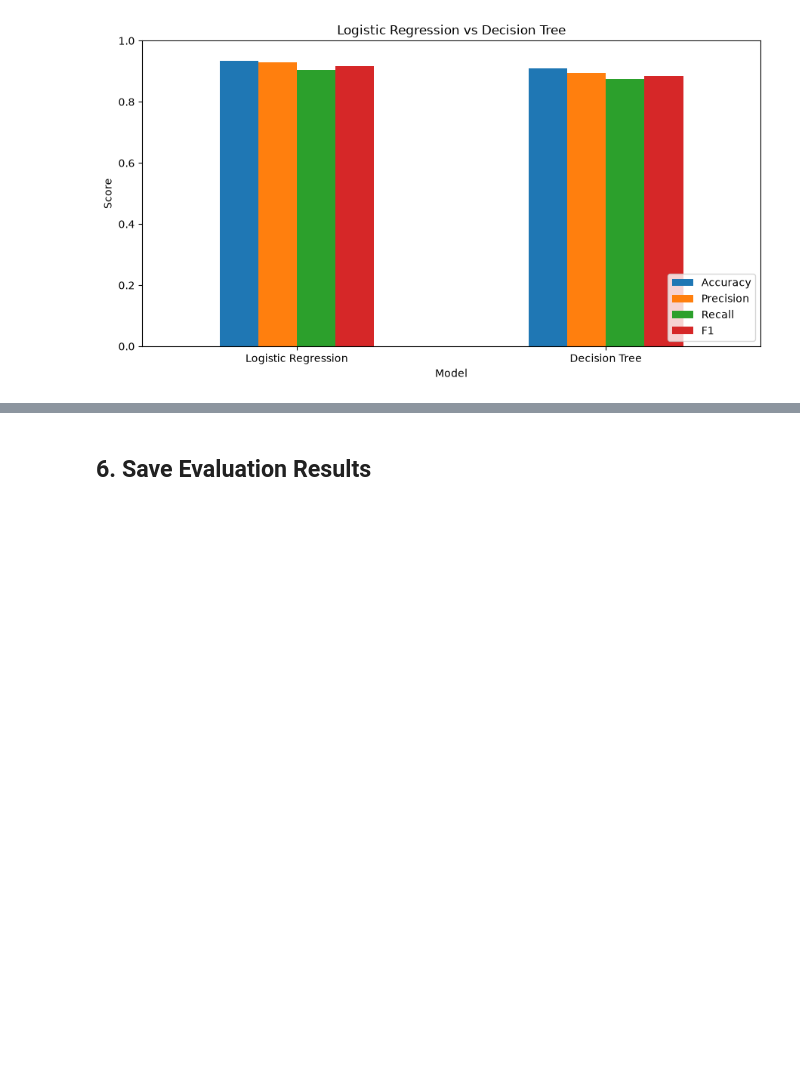
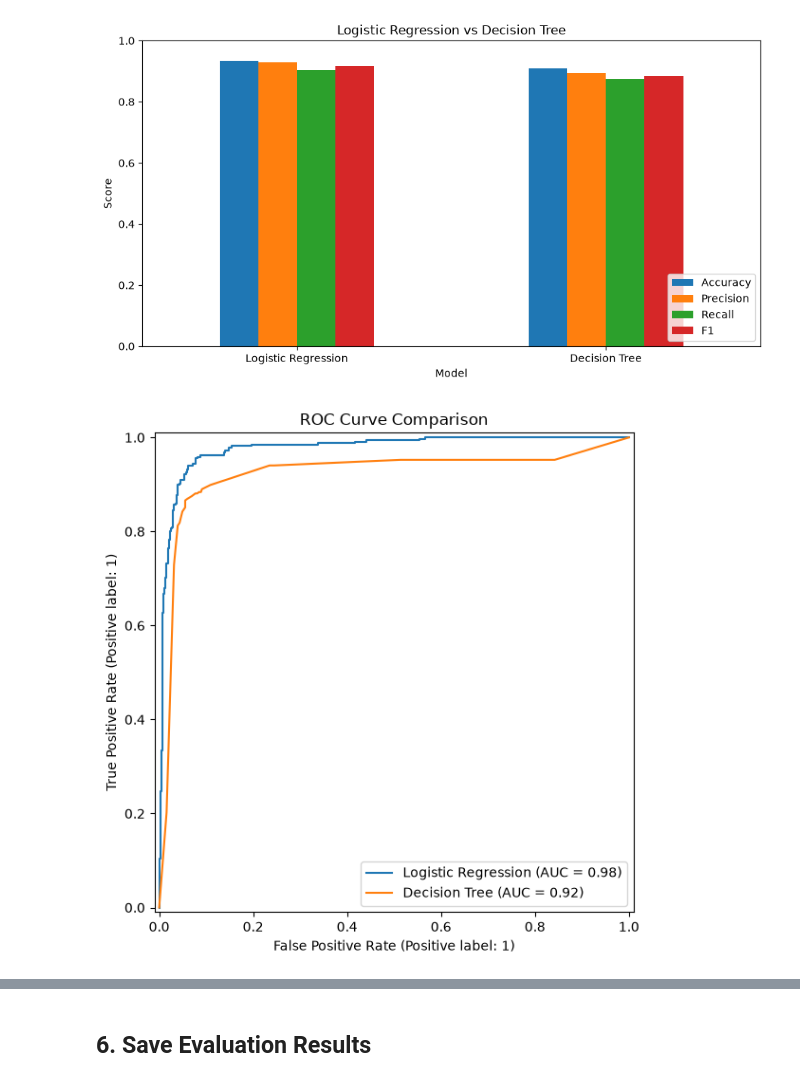
Before and after one commit to bertasawa/CSI4810, a Jupyter notebook: notebooks/02_Logistic_DecisionTree.ipynb, the cells around one changed output, grey strips where cells are left out. Cells and saved outputs as stored; diff of their text form; code cells hidden in the pictures; blank space fills up the shorter version.

```diff
--- a/notebooks/02_Logistic_DecisionTree.ipynb
+++ b/notebooks/02_Logistic_DecisionTree.ipynb
@@ -157,3 +157,19 @@ plt.savefig(root / "figures" / "02_model_comparison.png")
 plt.show()
 # %% [output]
 [figure]
+# %%
+from sklearn.metrics import RocCurveDisplay
+
+fig, ax = plt.subplots(figsize=(8, 6))
+
+for name, model in models.items():
+    RocCurveDisplay.from_estimator(
+        model, X_test, y_test, ax=ax, name=name
+    )
+
+ax.set_title("ROC Curve Comparison")
+plt.tight_layout()
+plt.savefig(root / "figures" / "part2" / "02_roc_curves.png")
+plt.show()
+# %% [output]
+[figure, added]
```
Also changed, not shown: parts of 7 cells of this notebook, 26 other files.
